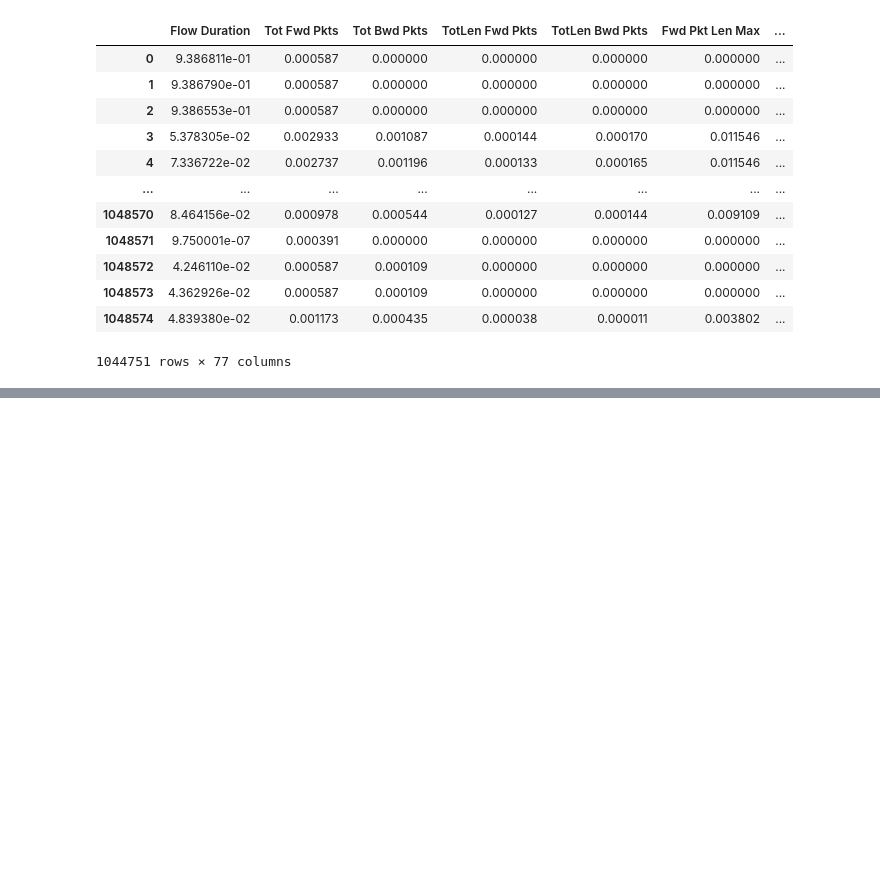
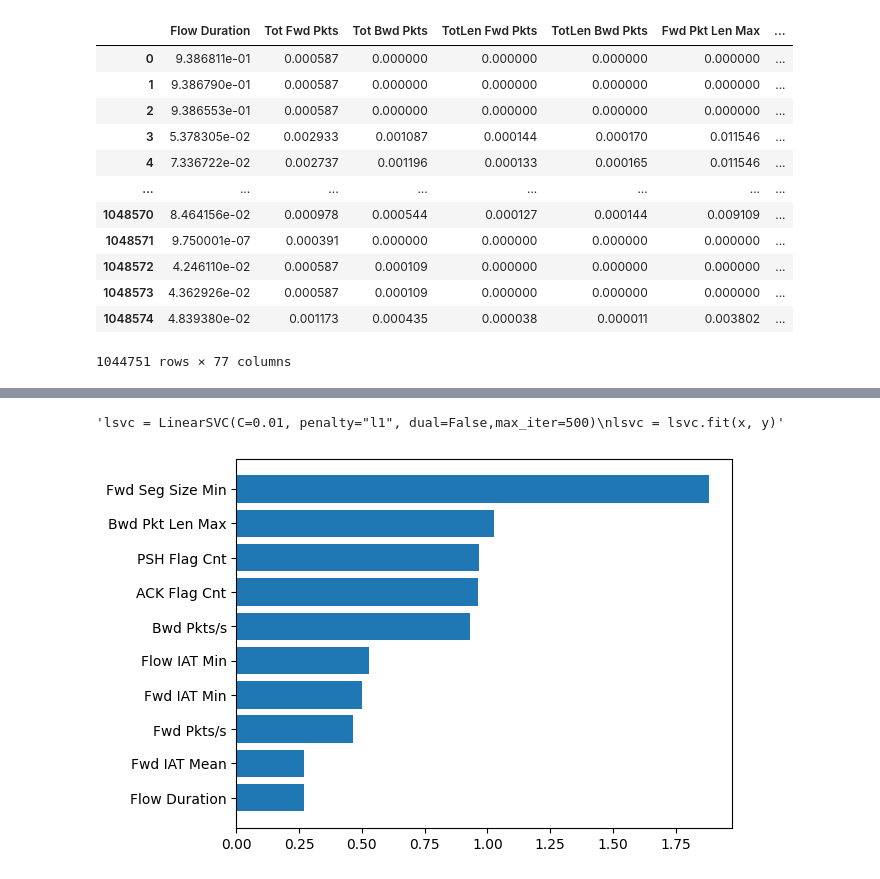
Before and after one commit to ChiaraAmalia/AdvancedCyberSecurity, a Jupyter notebook: 14_chiara_analysis.ipynb, the cells around one changed output, grey strips where cells are left out. Cells and saved outputs as stored; diff of their text form; code cells hidden in the pictures; blank space fills up the shorter version.

Commit message:
simo 13_05_2023

```diff
--- a/14_chiara_analysis.ipynb
+++ b/14_chiara_analysis.ipynb
@@ -251,6 +255,8 @@ print(index_false)
 # %% [markdown]
 RIMOZIONE DELLE FEATURE NON SELEZIONATE
 # %%
+x_simo = x
+
 x=x.drop(x.columns[index_false],axis = 1)
 print(x)
 # %% [output]
@@ -332,0 +358,25 @@ for a in comb:
+# %%
+from matplotlib import pyplot as plt
+from sklearn import svm
+from sklearn.svm import LinearSVC
+
+features_names = x_simo.head(0)
+svm = svm.SVC(kernel='linear',max_iter=350)
+svm.fit(x_simo, y)
+
+'''lsvc = LinearSVC(C=0.01, penalty="l1", dual=False,max_iter=500)
+lsvc = lsvc.fit(x, y)'''
+# %% [output]
+'lsvc = LinearSVC(C=0.01, penalty="l1", dual=False,max_iter=500)\nlsvc = lsvc.fit(x, y)'
+# %%
+def f_importances(coef, names):
+    imp = coef
+    imp,names = zip(*sorted(zip(imp,names)))
+    plt.barh(range(len(names[-10:])), imp[-10:], align='center')
+    plt.yticks(range(len(names[-10:])), names[-10:])
+    plt.show()
+
+#print(svm.dual_coef_)
+f_importances(abs(svm.coef_[0]), features_names)
+# %% [output]
+[figure, added]
```
Also changed, not shown: parts of 13 cells of this notebook, 4 other files.
